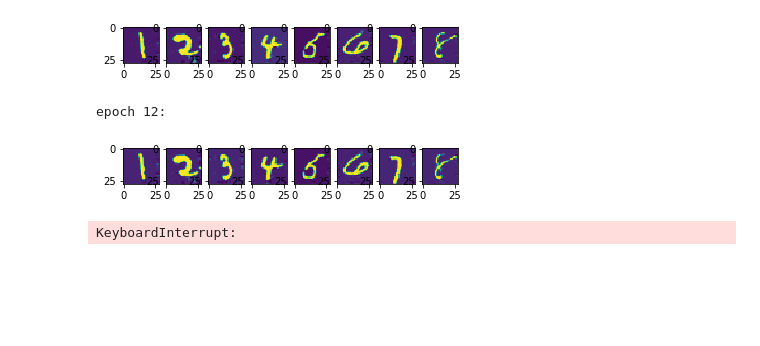
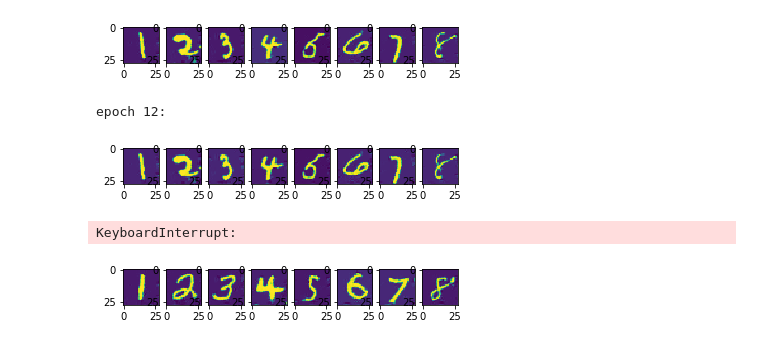
Before and after one commit to simeneide/gan-playground, a Jupyter notebook: DCGAN-Conditional.ipynb, the cells around one changed output. Saved outputs shown, nothing was run; the diff lists cells and outputs as text; code cells hidden in the pictures; blank space fills up the shorter version.

```diff
--- a/DCGAN-Conditional.ipynb
+++ b/DCGAN-Conditional.ipynb
@@ -242,3 +242,10 @@ epoch 8:
 epoch 12:
 [figure]
 KeyboardInterrupt:
+# %%
+fixed_noise = to_variable(torch.randn(10, 100))
+fixed_noise_targets = to_variable(torch.from_numpy(np.array(range(10))))
+fake_img = g(fixed_noise, fixed_noise_targets).data.cpu().numpy()
+plot_images(fake_img)
+# %% [output]
+[figure, added]
```
Also changed, not shown: 2 other files.
